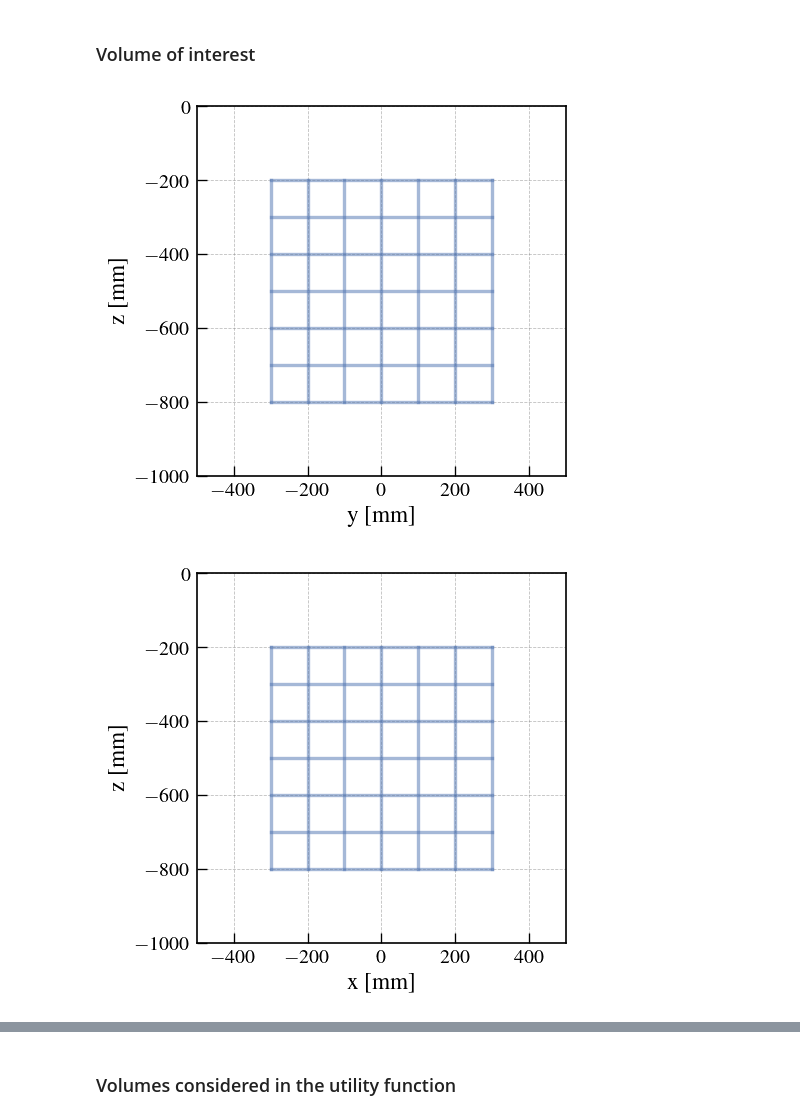
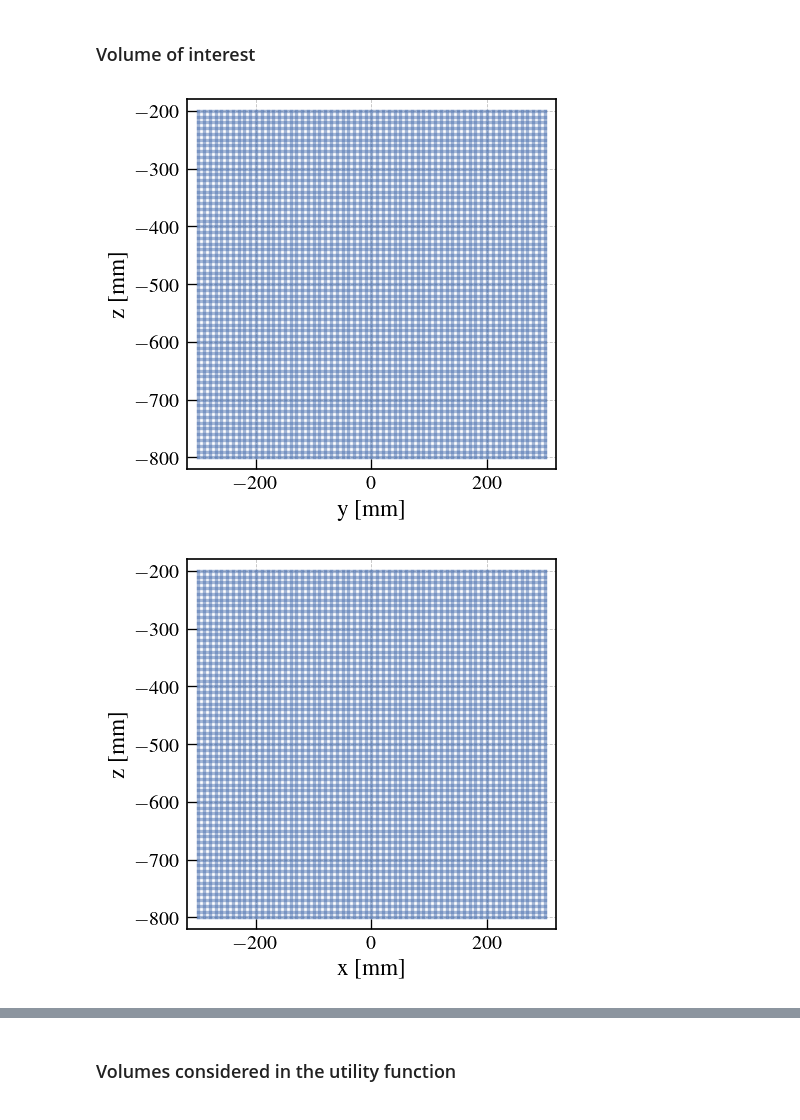
Before and after one commit to MaximeLagrange/muograph, a Jupyter notebook: Analysis.ipynb, the cells around one changed output, grey strips where cells are left out. Cells and saved outputs as stored; diff of their text form; code cells hidden in the pictures.

```diff
--- a/Analysis.ipynb
+++ b/Analysis.ipynb
@@ -414,26 +754,26 @@ def KL_from_uniform(N, L, eps=1e-12):
 ### Volume of interest
 # %%
 v = 10
-v = 100
+# v = 100
 voi = Volume(
     position = (0, 0, -500),
     dimension = (600, 600, 600),
     voxel_width = (v,v,v))
 
 voi
 
 VoxelPlotting.plot_voxel_grid(
     dim=0, # The direction to project along (0 = x, 1 = y, 2 = z)
     voi=voi, # The volume
 )
 
 plt.show()
 
 VoxelPlotting.plot_voxel_grid(dim=1,voi=voi)
 plt.show()
 
 VoxelPlotting.plot_voxel_grid(dim=2,voi=voi)
 plt.show()
 # %% [output]
-[figure, old version]
+[figure, new version]
-[figure, old version]
+[figure, new version]
```
Also changed, not shown: parts of 62 cells of this notebook, 2 other files.
